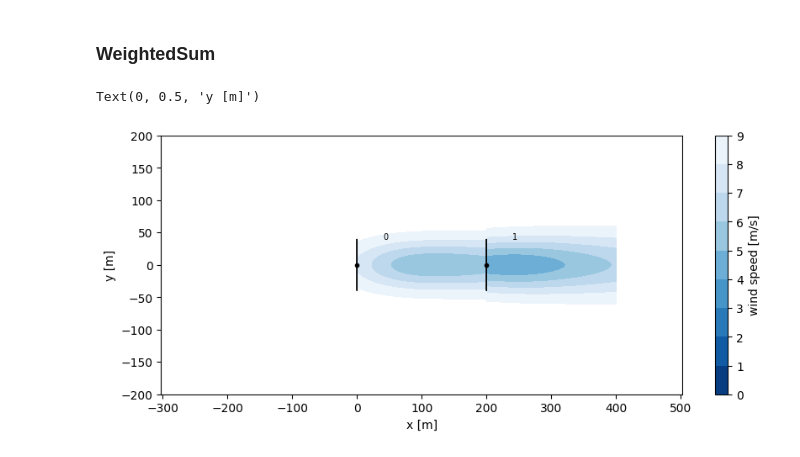
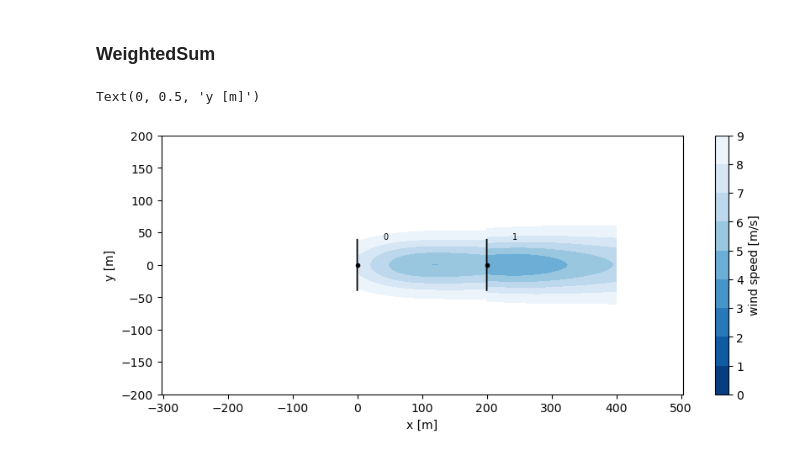
Before and after one commit to DTUWindEnergy/PyWake, a Jupyter notebook: docs/notebooks/SuperpositionModels.ipynb, the cells around one changed output. Saved outputs shown, nothing was run; the diff lists cells and outputs as text; code cells hidden in the pictures.

Commit message:
updated notebook on superposition models to highlight the usage of SqrMaxSum and WeightedSum

```diff
--- a/docs/notebooks/SuperpositionModels.ipynb
+++ b/docs/notebooks/SuperpositionModels.ipynb
@@ -90,12 +80,12 @@ Text(0, 0.5, 'y [m]')
 # %%
 from py_wake.superposition_models import WeightedSum
 
-weighted_sum = Zong_PorteAgel_2020(site, windTurbines, use_effective_ws=True)
+weighted_sum = Zong_PorteAgel_2020(site, windTurbines, use_effective_ws=True, superpositionModel=WeightedSum())
 
 plt.figure(figsize=(10,4))
 weighted_sum([0,200],[0,0],wd=270,ws=10).flow_map().plot_wake_map(levels=np.arange(0,10))
 plt.xlabel('x [m]')
 plt.ylabel('y [m]')
 # %% [output]
 Text(0, 0.5, 'y [m]')
-[figure, old version]
+[figure, new version]
```
Also changed, not shown: parts of 8 cells of this notebook.
